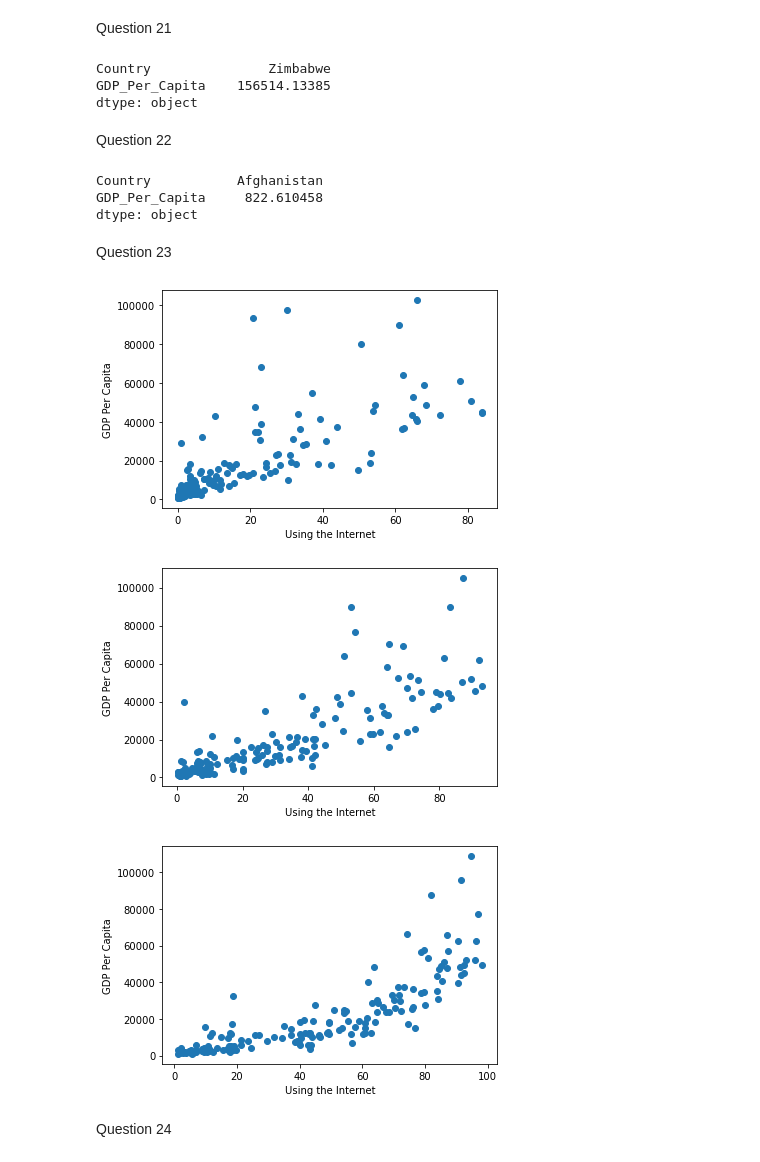
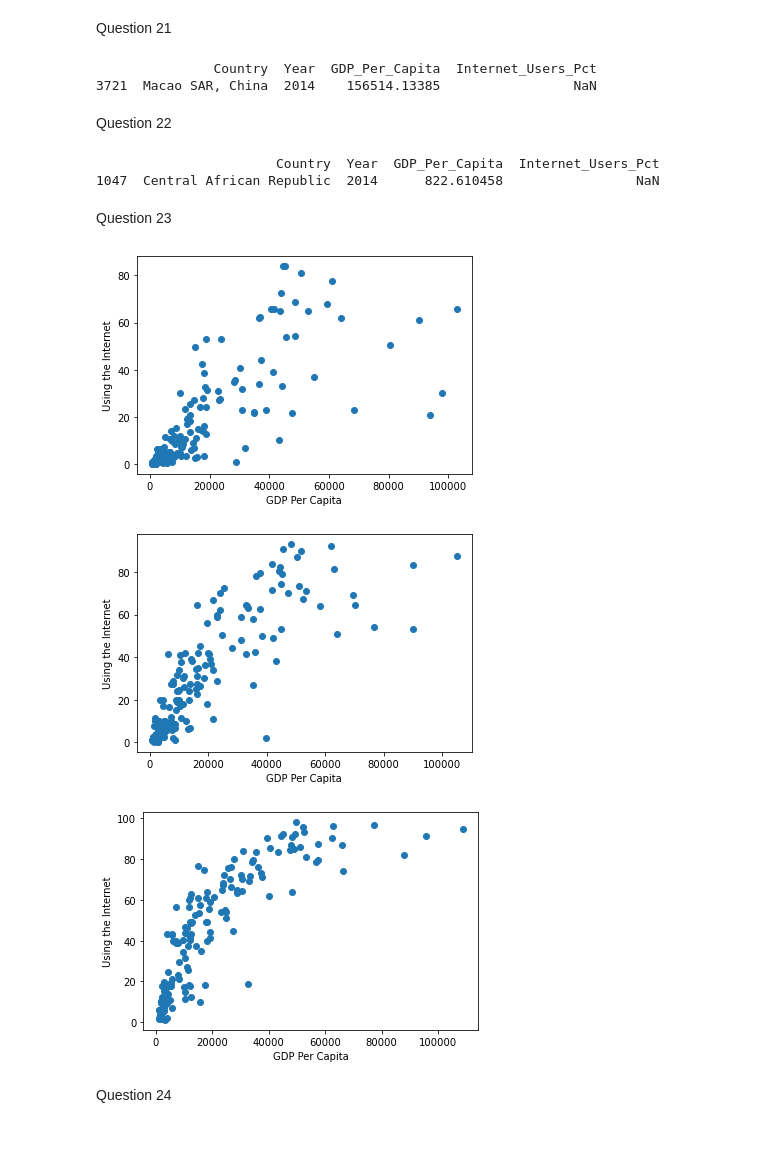
Before and after one commit to kmgarrett1/gdp-and-internet-usage, a Jupyter notebook: notebooks/GDP_Internet_Usage.ipynb, the cells around one changed output. Saved outputs shown, nothing was run; the diff lists cells and outputs as text; code cells hidden in the pictures.

```diff
--- a/notebooks/GDP_Internet_Usage.ipynb
+++ b/notebooks/GDP_Internet_Usage.ipynb
@@ -140,7 +140,7 @@ memory usage: 105.5+ KB
 # %% [markdown]
 Question 11
 # %%
-gdp_df = gdp_df.rename(columns={'Country or Area': 'Country', 'Year': 'Year', 'Value': 'GDP_Per_Capita'})
+gdp_df = gdp_df.rename(columns={'Country or Area': 'Country', 'Value': 'GDP_Per_Capita'})
 # %%
 gdp_df.info()
 # %% [output]
@@ -157,7 +157,7 @@ memory usage: 161.1+ KB
 # %% [markdown]
 Question 12
 # %%
-internet_df = internet_df.rename(columns={'Country or Area': 'Country', 'Year': 'Year', 'Value': 'Internet_Users_Pct'})
+internet_df = internet_df.rename(columns={'Country or Area': 'Country', 'Value': 'Internet_Users_Pct'})
 # %%
 internet_df.info()
 # %% [output]
@@ -304,42 +313,40 @@ dtype: object
 # %% [markdown]
 Question 21
 # %%
-year_2014[['Country','GDP_Per_Capita']].max()
+print(year_2014.nlargest(n=1, columns=['GDP_Per_Capita']))
 # %% [output]
-Country               Zimbabwe
-GDP_Per_Capita    156514.13385
-dtype: object
+               Country  Year  GDP_Per_Capita  Internet_Users_Pct
+3721  Macao SAR, China  2014    156514.13385                 NaN
 # %% [markdown]
 Question 22
 # %%
-year_2014[['Country','GDP_Per_Capita']].min()
+print(year_2014.nsmallest(n=1, columns=['GDP_Per_Capita']))
 # %% [output]
-Country           Afghanistan
-GDP_Per_Capita     822.610458
-dtype: object
+                       Country  Year  GDP_Per_Capita  Internet_Users_Pct
+1047  Central African Republic  2014      822.610458                 NaN
 # %% [markdown]
 Question 23
 # %%
-plt.scatter(year_2004.Internet_Users_Pct, year_2004.GDP_Per_Capita)
-plt.xlabel('Using the Internet')
-plt.ylabel('GDP Per Capita')
+plt.scatter(year_2004.GDP_Per_Capita, year_2004.Internet_Users_Pct)
+plt.ylabel('Using the Internet')
+plt.xlabel('GDP Per Capita')
 plt.show()
 # %% [output]
-[figure, old version]
+[figure, new version]
 # %%
-plt.scatter(year_2009.Internet_Users_Pct, year_2009.GDP_Per_Capita)
-plt.xlabel('Using the Internet')
-plt.ylabel('GDP Per Capita')
+plt.scatter(year_2009.GDP_Per_Capita, year_2009.Internet_Users_Pct)
+plt.ylabel('Using the Internet')
+plt.xlabel('GDP Per Capita')
 plt.show()
 # %% [output]
-[figure, old version]
+[figure, new version]
 # %%
-plt.scatter(year_2014.Internet_Users_Pct, year_2014.GDP_Per_Capita)
-plt.xlabel('Using the Internet')
-plt.ylabel('GDP Per Capita')
+plt.scatter(year_2014.GDP_Per_Capita, year_2014.Internet_Users_Pct)
+plt.ylabel('Using the Internet')
+plt.xlabel('GDP Per Capita')
 plt.show()
 # %% [output]
-[figure, old version]
+[figure, new version]
 # %% [markdown]
 Question 24
 # %% [markdown]
```
Also changed, not shown: parts of 35 cells of this notebook.
